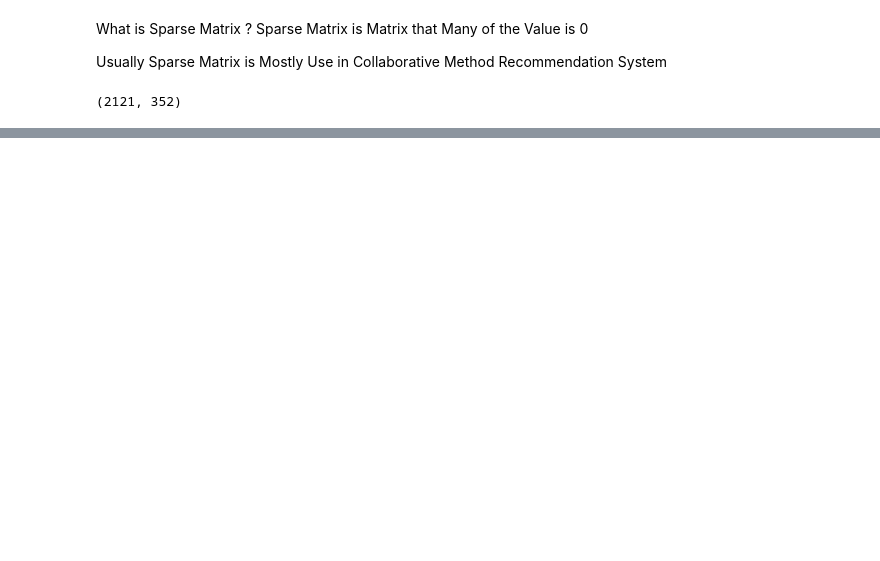
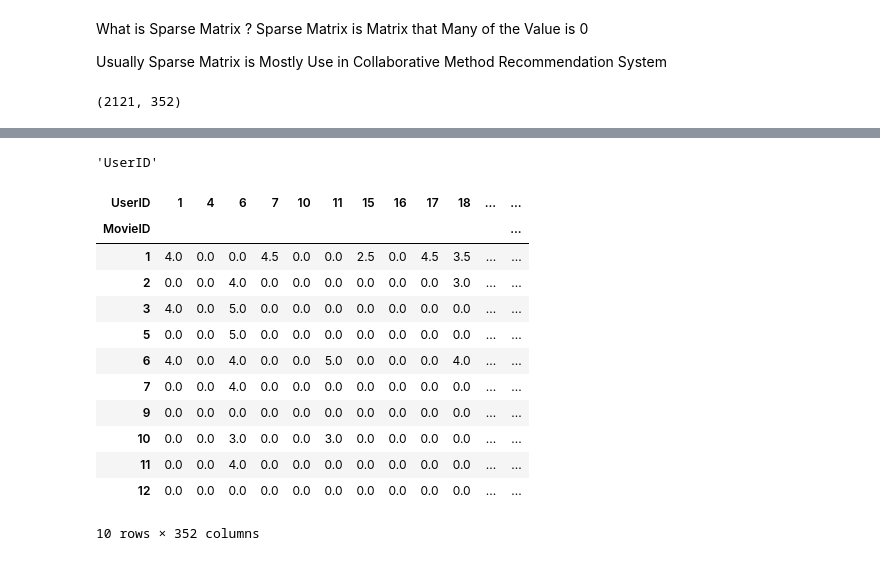
Before and after one commit to Intariteutututututu/Caesar, a Jupyter notebook: Lab 02.ipynb, the cells around one changed output, grey strips where cells are left out. Drawn from its saved outputs; the diff is of its cells as text; code cells hidden in the pictures; blank space fills up the shorter version.

```diff
--- a/Lab 02.ipynb
+++ b/Lab 02.ipynb
@@ -163,0 +177,20 @@ rating_matrix.shape
+# %%
+rating_reset.columns.name
+# %% [output]
+'UserID'
+# %%
+rating_table.iloc[:10]
+# %% [output]
+| UserID | 1 | 4 | 6 | 7 | 10 | 11 | 15 | 16 | 17 | 18 | ... | ... |
+| MovieID |  |  |  |  |  |  |  |  |  |  |  | ... |
+| 1 | 4.0 | 0.0 | 0.0 | 4.5 | 0.0 | 0.0 | 2.5 | 0.0 | 4.5 | 3.5 | ... | ... |
+| 2 | 0.0 | 0.0 | 4.0 | 0.0 | 0.0 | 0.0 | 0.0 | 0.0 | 0.0 | 3.0 | ... | ... |
+| 3 | 4.0 | 0.0 | 5.0 | 0.0 | 0.0 | 0.0 | 0.0 | 0.0 | 0.0 | 0.0 | ... | ... |
+| 5 | 0.0 | 0.0 | 5.0 | 0.0 | 0.0 | 0.0 | 0.0 | 0.0 | 0.0 | 0.0 | ... | ... |
+| 6 | 4.0 | 0.0 | 4.0 | 0.0 | 0.0 | 5.0 | 0.0 | 0.0 | 0.0 | 4.0 | ... | ... |
+| 7 | 0.0 | 0.0 | 4.0 | 0.0 | 0.0 | 0.0 | 0.0 | 0.0 | 0.0 | 0.0 | ... | ... |
+| 9 | 0.0 | 0.0 | 0.0 | 0.0 | 0.0 | 0.0 | 0.0 | 0.0 | 0.0 | 0.0 | ... | ... |
+| 10 | 0.0 | 0.0 | 3.0 | 0.0 | 0.0 | 3.0 | 0.0 | 0.0 | 0.0 | 0.0 | ... | ... |
+| 11 | 0.0 | 0.0 | 4.0 | 0.0 | 0.0 | 0.0 | 0.0 | 0.0 | 0.0 | 0.0 | ... | ... |
+| 12 | 0.0 | 0.0 | 0.0 | 0.0 | 0.0 | 0.0 | 0.0 | 0.0 | 0.0 | 0.0 | ... | ... |
+10 rows × 352 columns
```
Also changed, not shown: parts of 6 cells of this notebook.
